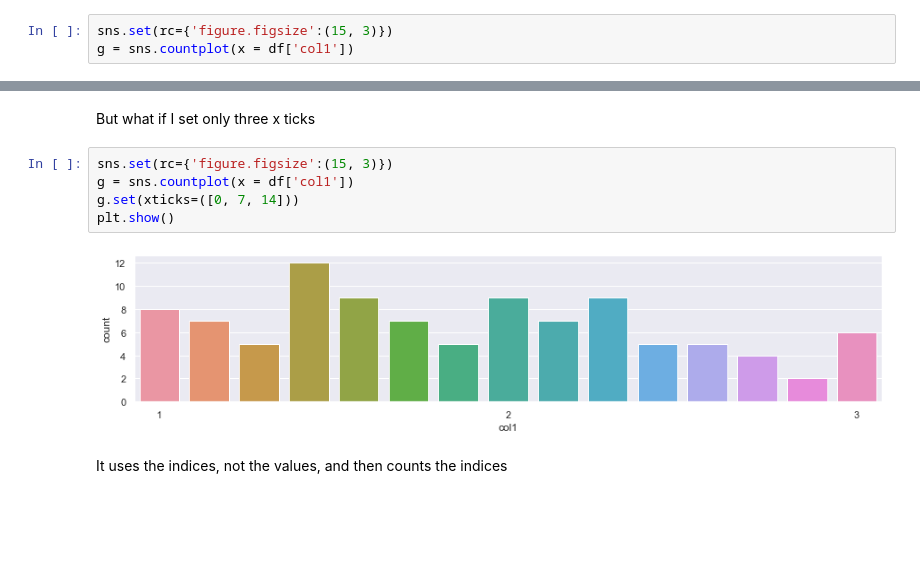
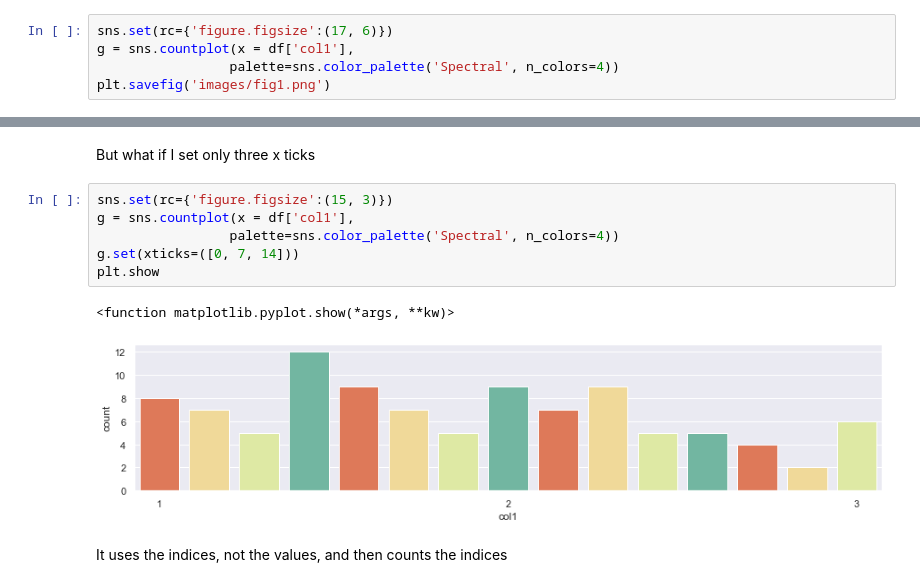
Before and after one commit to halpert3/xticklabels, a Jupyter notebook: xtick_notebook2.ipynb, the cells around one changed output, grey strips where cells are left out. Saved outputs shown, nothing was run; the diff lists cells and outputs as text; blank space fills up the shorter version.

```diff
--- a/xtick_notebook2.ipynb
+++ b/xtick_notebook2.ipynb
@@ -23,6 +23,8 @@ df.head()
 # %% [markdown]
 Use countplot to figure it out. Make plot of first column
 # %%
-sns.set(rc={'figure.figsize':(15, 3)})
-g = sns.countplot(x = df['col1'])
+sns.set(rc={'figure.figsize':(17, 6)})
+g = sns.countplot(x = df['col1'],
+                 palette=sns.color_palette('Spectral', n_colors=4))
+plt.savefig('images/fig1.png')
 # %% [output]
@@ -37,11 +39,13 @@ Looks like everything works fine. Indeed there are 12 rows with the value of 4
 But what if I set only three x ticks
 # %%
 sns.set(rc={'figure.figsize':(15, 3)})
-g = sns.countplot(x = df['col1'])
+g = sns.countplot(x = df['col1'],
+                 palette=sns.color_palette('Spectral', n_colors=4))
 g.set(xticks=([0, 7, 14]))
-plt.show()
+plt.show
 # %% [output]
+<function matplotlib.pyplot.show(*args, **kw)>
-[figure, old version]
+[figure, new version]
 # %% [markdown]
 It uses the indices, not the values, and then counts the indices
 # %% [markdown]
```
Also changed, not shown: parts of 4 cells of this notebook, 1 other file.
